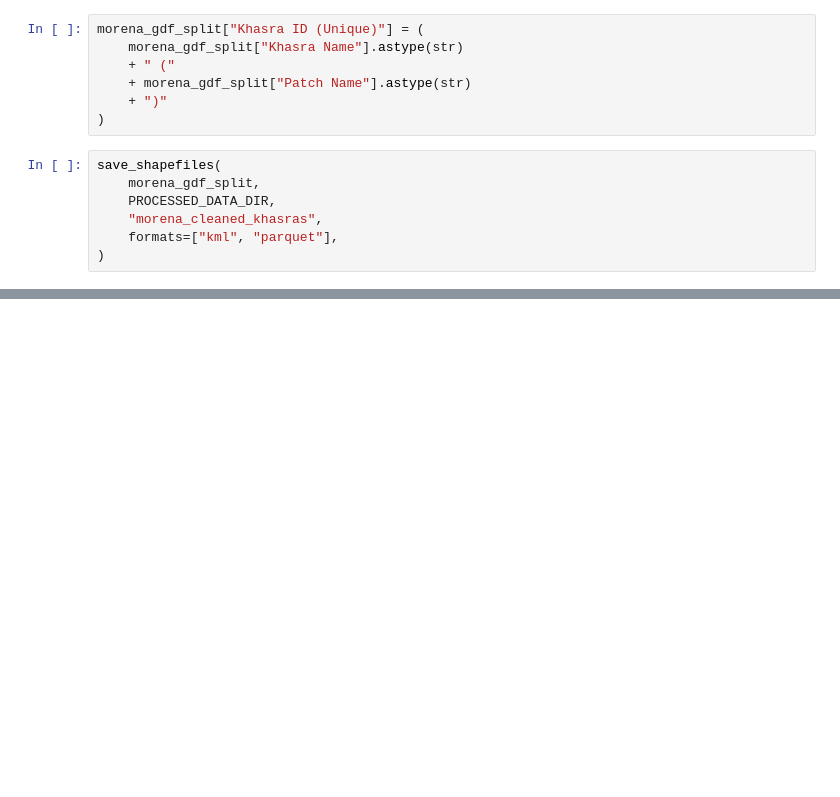
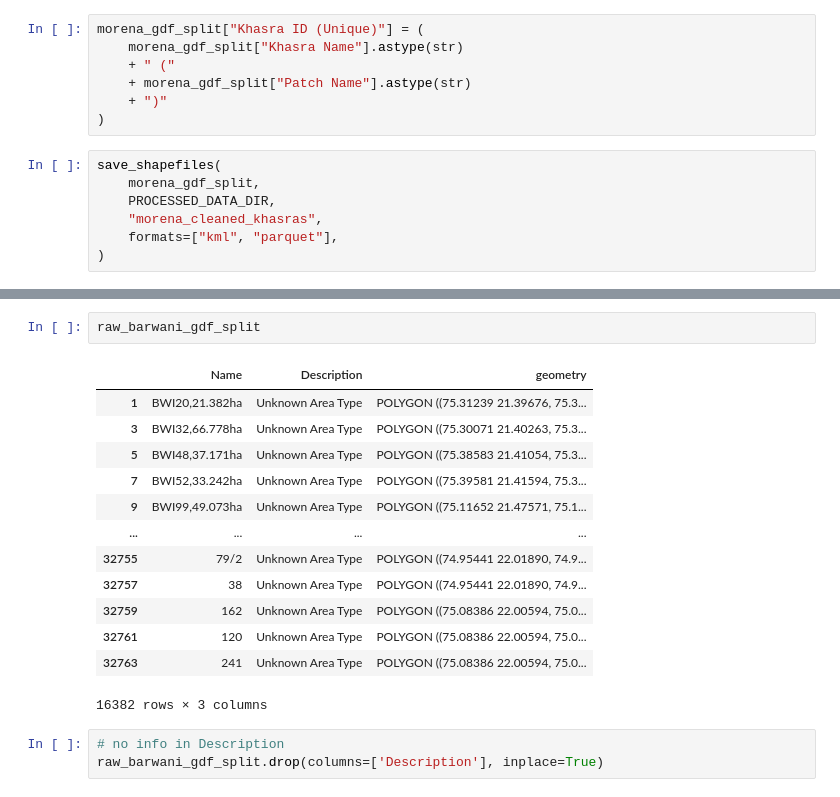
Before and after one commit to IDinsight/idinsight-solar-parks, a Jupyter notebook: notebooks/solar_parks_01_preprocessing.ipynb, the cells around one changed output, grey strips where cells are left out. Saved outputs shown, nothing was run; the diff lists cells and outputs as text; blank space fills up the shorter version.

```diff
--- a/notebooks/solar_parks_01_preprocessing.ipynb
+++ b/notebooks/solar_parks_01_preprocessing.ipynb
@@ -432,0 +454,19 @@ save_shapefiles(
+# %%
+raw_barwani_gdf_split
+# %% [output]
+|  | Name | Description | geometry |
+| 1 | BWI20,21.382ha | Unknown Area Type | POLYGON ((75.31239 21.39676, 75.3... |
+| 3 | BWI32,66.778ha | Unknown Area Type | POLYGON ((75.30071 21.40263, 75.3... |
+| 5 | BWI48,37.171ha | Unknown Area Type | POLYGON ((75.38583 21.41054, 75.3... |
+| 7 | BWI52,33.242ha | Unknown Area Type | POLYGON ((75.39581 21.41594, 75.3... |
+| 9 | BWI99,49.073ha | Unknown Area Type | POLYGON ((75.11652 21.47571, 75.1... |
+| ... | ... | ... | ... |
+| 32755 | 79/2 | Unknown Area Type | POLYGON ((74.95441 22.01890, 74.9... |
+| 32757 | 38 | Unknown Area Type | POLYGON ((74.95441 22.01890, 74.9... |
+| 32759 | 162 | Unknown Area Type | POLYGON ((75.08386 22.00594, 75.0... |
+| 32761 | 120 | Unknown Area Type | POLYGON ((75.08386 22.00594, 75.0... |
+| 32763 | 241 | Unknown Area Type | POLYGON ((75.08386 22.00594, 75.0... |
+16382 rows × 3 columns
+# %%
+# no info in Description
+raw_barwani_gdf_split.drop(columns=['Description'], inplace=True)
```
Also changed, not shown: parts of 15 cells of this notebook.
